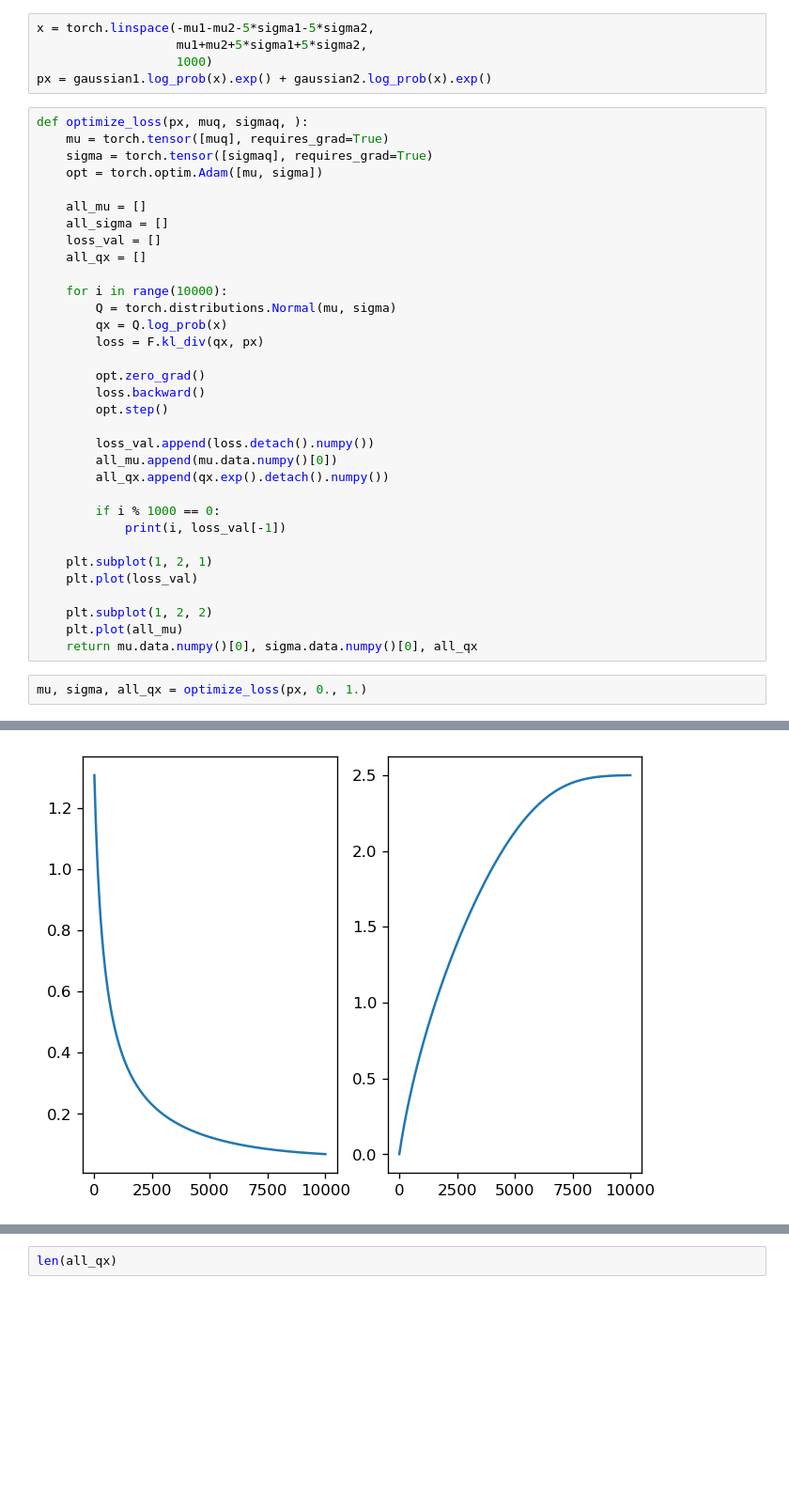
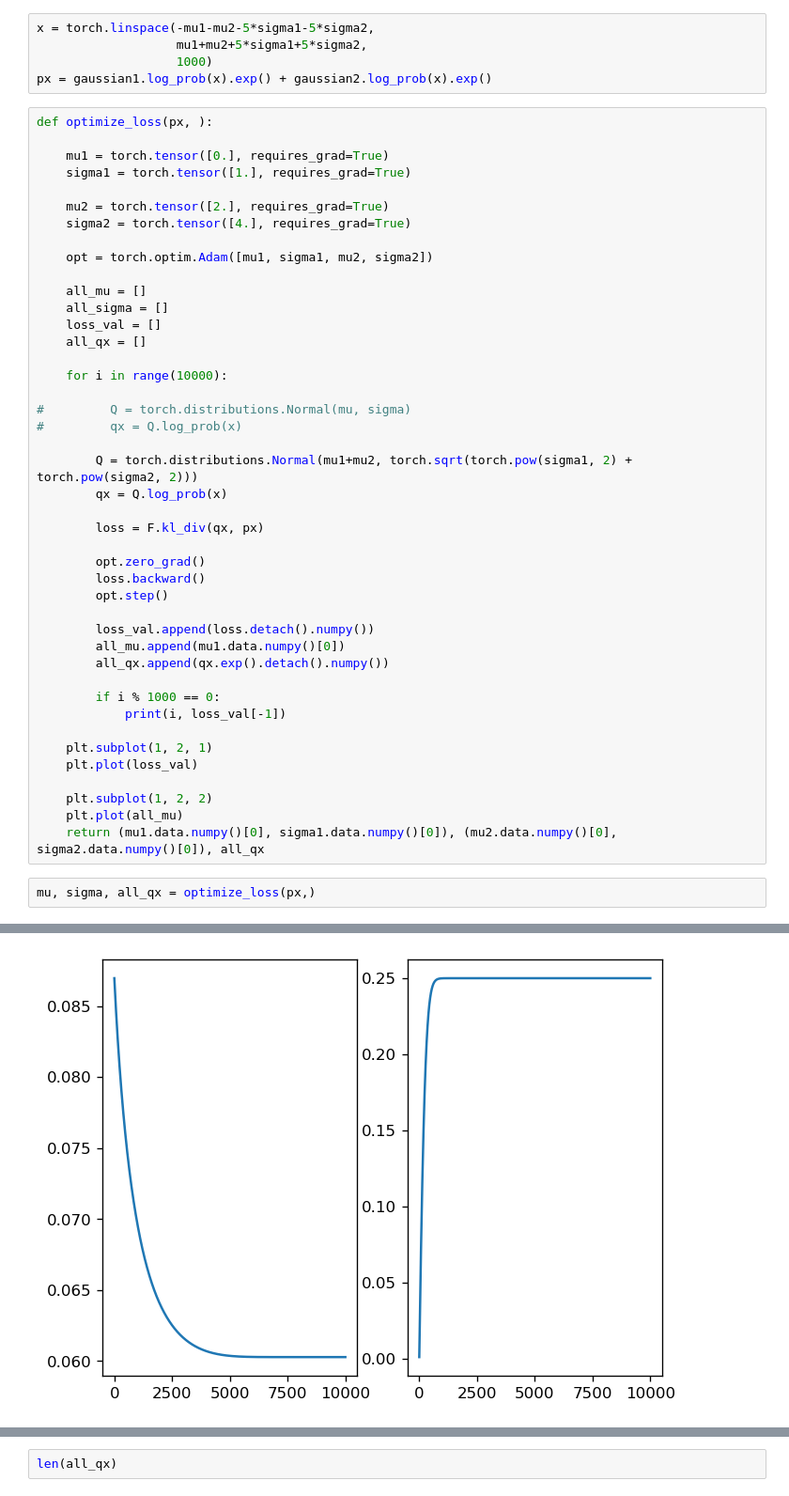
Before and after one commit to chunhuizhang/deeplearning_math, a Jupyter notebook: tutorials/prob_stats/pytorch_kl_div_examples.ipynb, the cells around one changed output, grey strips where cells are left out. Shown at 94% size. Drawn from its saved outputs; the diff is of its cells as text; blank space fills up the shorter version.

```diff
--- a/tutorials/prob_stats/pytorch_kl_div_examples.ipynb
+++ b/tutorials/prob_stats/pytorch_kl_div_examples.ipynb
@@ -81,10 +81,15 @@ x = torch.linspace(-mu1-mu2-5*sigma1-5*sigma2,
                    1000)
 px = gaussian1.log_prob(x).exp() + gaussian2.log_prob(x).exp()
 # %%
-def optimize_loss(px, muq, sigmaq, ):
-    mu = torch.tensor([muq], requires_grad=True)
-    sigma = torch.tensor([sigmaq], requires_grad=True)
-    opt = torch.optim.Adam([mu, sigma])
+def optimize_loss(px, ):
+
+    mu1 = torch.tensor([0.], requires_grad=True)
+    sigma1 = torch.tensor([1.], requires_grad=True)
+
+    mu2 = torch.tensor([2.], requires_grad=True)
+    sigma2 = torch.tensor([4.], requires_grad=True)
+
+    opt = torch.optim.Adam([mu1, sigma1, mu2, sigma2])
 
     all_mu = []
     all_sigma = []
@@ -92,8 +97,13 @@ def optimize_loss(px, muq, sigmaq, ):
     all_qx = []
 
     for i in range(10000):
-        Q = torch.distributions.Normal(mu, sigma)
+
+#         Q = torch.distributions.Normal(mu, sigma)
+#         qx = Q.log_prob(x)
+
+        Q = torch.distributions.Normal(mu1+mu2, torch.sqrt(torch.pow(sigma1, 2) + torch.pow(sigma2, 2)))
         qx = Q.log_prob(x)
+
         loss = F.kl_div(qx, px)
 
         opt.zero_grad()
@@ -101,7 +111,7 @@ def optimize_loss(px, muq, sigmaq, ):
         opt.step()
 
         loss_val.append(loss.detach().numpy())
-        all_mu.append(mu.data.numpy()[0])
+        all_mu.append(mu1.data.numpy()[0])
         all_qx.append(qx.exp().detach().numpy())
 
         if i % 1000 == 0:
@@ -112,7 +122,7 @@ def optimize_loss(px, muq, sigmaq, ):
 
     plt.subplot(1, 2, 2)
     plt.plot(all_mu)
-    return mu.data.numpy()[0], sigma.data.numpy()[0], all_qx
+    return (mu1.data.numpy()[0], sigma1.data.numpy()[0]), (mu2.data.numpy()[0], sigma2.data.numpy()[0]), all_qx
 # %%
-mu, sigma, all_qx = optimize_loss(px, 0., 1.)
+mu, sigma, all_qx = optimize_loss(px,)
 # %% [output]
@@ -129 +139 @@ mu, sigma, all_qx = optimize_loss(px, 0., 1.)
-[figure, old version]
+[figure, new version]
```
Also changed, not shown: parts of 3 cells of this notebook, 1 other file.
